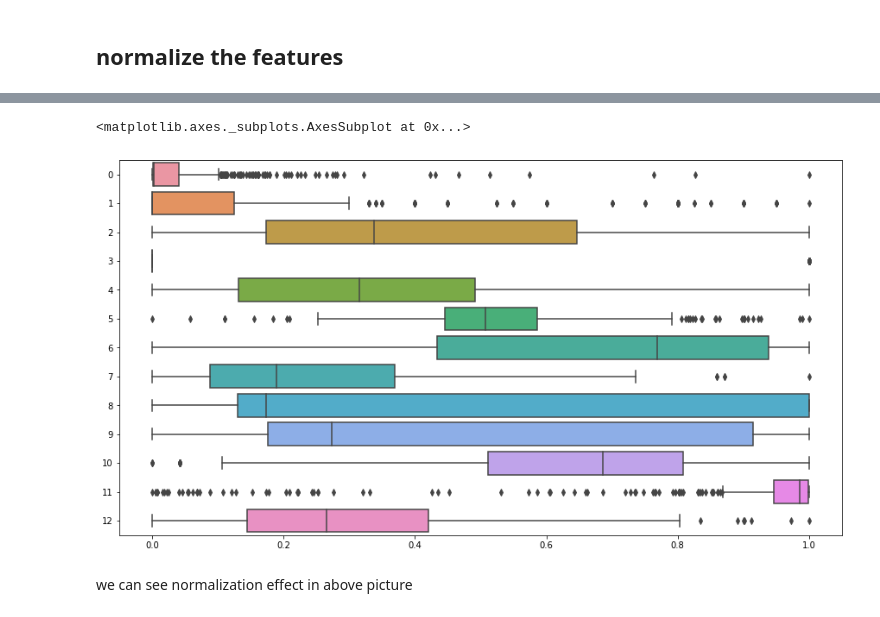
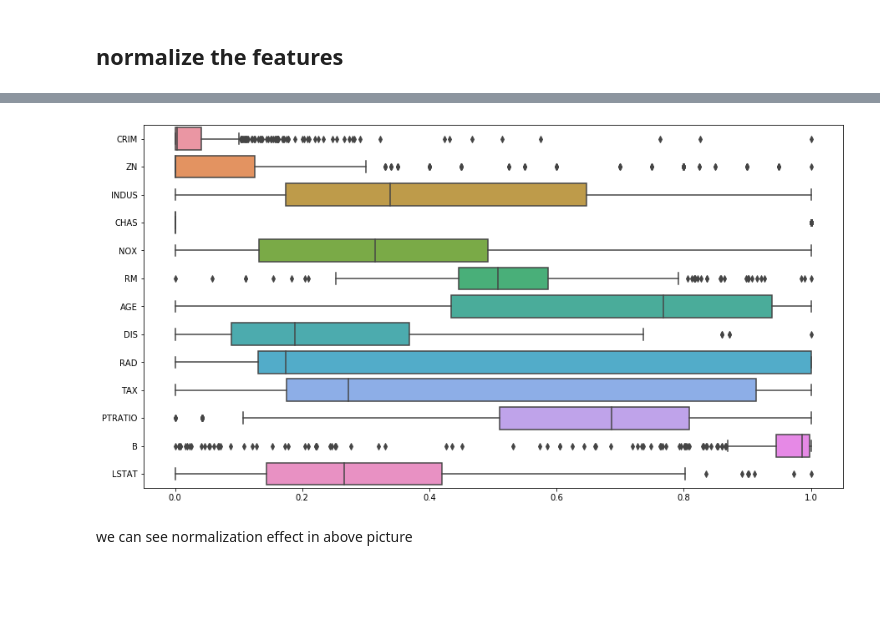
Before and after one commit to gowthamsharma/beautiful-jekyll, a Jupyter notebook: _uploads/linear_regression_scikit_learn.ipynb, the cells around one changed output, grey strips where cells are left out. Drawn from its saved outputs; the diff is of its cells as text; code cells hidden in the pictures; blank space fills up the shorter version.

```diff
--- a/_uploads/linear_regression_scikit_learn.ipynb
+++ b/_uploads/linear_regression_scikit_learn.ipynb
@@ -259,3 +230,5 @@ y = data['PRICE']
 from sklearn.preprocessing import StandardScaler, MinMaxScaler
 scaler = MinMaxScaler().fit(X)
 scaled_X = scaler.transform(X)
+normalised_X = pandas.DataFrame(scaled_X, columns=list(features.columns.values))
+normalised_X.head(10)
@@ -262,9 +247,8 @@ scaled_X = scaler.transform(X)
 # %%
 f,ax = plt.subplots(figsize=(15,8))
-sns.boxplot(data= scaled_X, orient='h')
+sns.boxplot(data= normalised_X, orient='h');
 # %% [output]
-<matplotlib.axes._subplots.AxesSubplot at 0x...>
-[figure, old version]
+[figure, new version]
 # %% [markdown]
 we can see normalization effect in above picture
 # %% [markdown]
```
Also changed, not shown: parts of 17 cells of this notebook, 6 other files.
